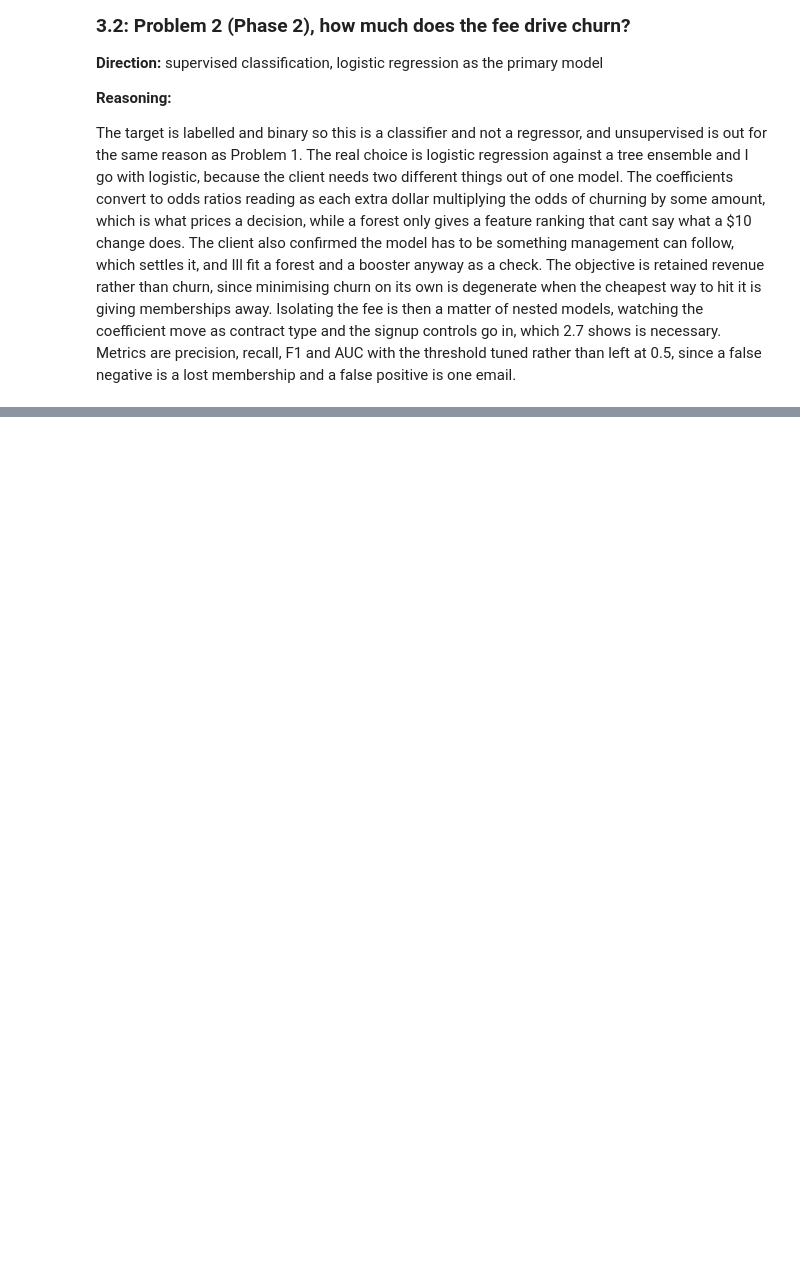
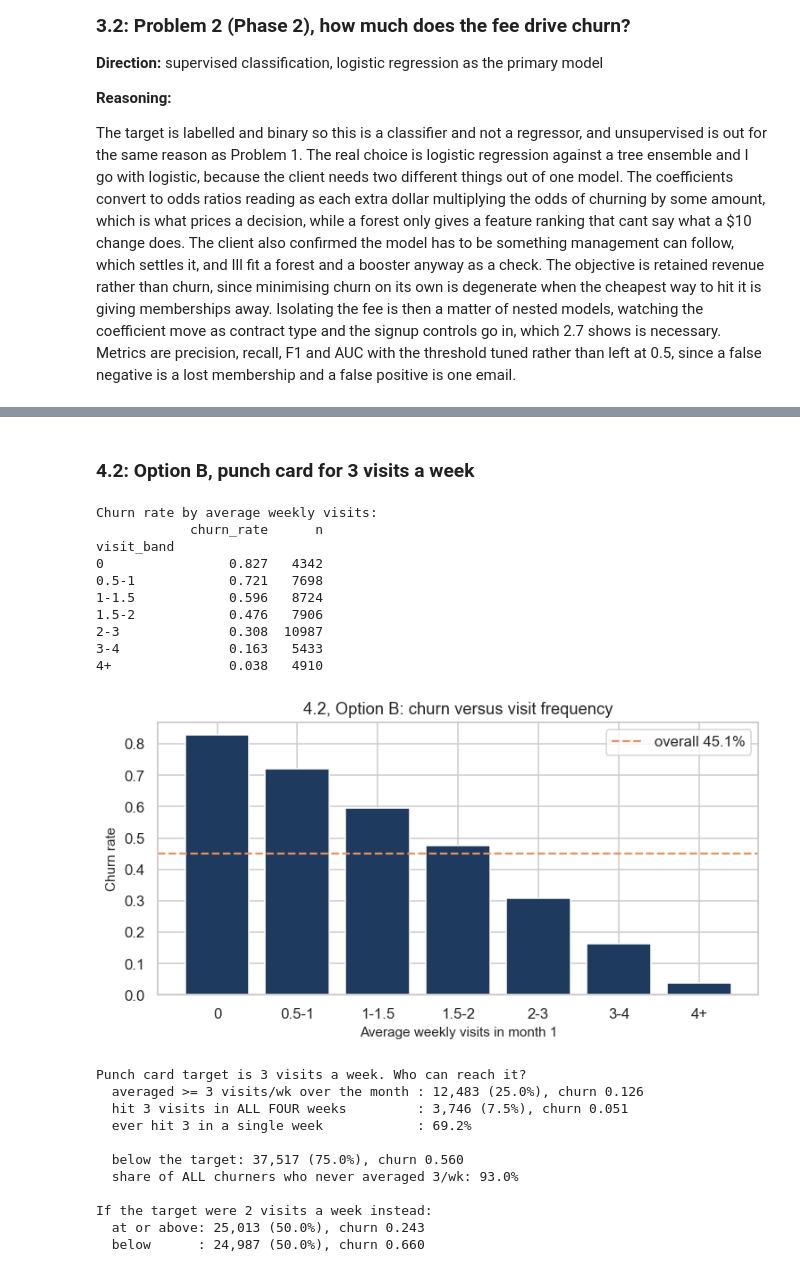
Before and after one commit to derekchengg/IAT461-Final-Assignment, a Jupyter notebook: IAT461_Final_DerekCheng_dca130.ipynb, the cells around one changed output, grey strips where cells are left out. Drawn from its saved outputs; the diff is of its cells as text; code cells hidden in the pictures; blank space fills up the shorter version.

Commit message:
Checkpoint 2

```diff
--- a/IAT461_Final_DerekCheng_dca130.ipynb
+++ b/IAT461_Final_DerekCheng_dca130.ipynb
@@ -634,0 +706,65 @@ The target is labelled and binary so this is a classifier and not a regressor, a
+# %% [markdown]
+### 4.2: Option B, punch card for 3 visits a week
+# %%
+# Option B: same two questions for visit frequency. The client already fixed the
+# target at 3 visits a week, so the second half of this cell checks how many members
+# can actually reach that bar.
+# reference: Week 5 slides, "Binning" (pd.cut, continuous visits into readable bands)
+df["visit_band"] = pd.cut(df["avg_weekly_visits"], [-0.01, 0.5, 1, 1.5, 2, 3, 4, 20],
+                          labels=["0", "0.5-1", "1-1.5", "1.5-2", "2-3", "3-4", "4+"])
+opt_b = df.groupby("visit_band", observed=True)["churned_by_february"].agg(["mean", "size"])
+opt_b.columns = ["churn_rate", "n"]
+print("Churn rate by average weekly visits:")
+print(opt_b.round(3))
+
+fig, ax = plt.subplots(figsize=(7, 3.8))
+ax.bar(opt_b.index.astype(str), opt_b["churn_rate"], color=DARK)
+ax.axhline(churn_rate, color=ACCENT, ls="--", lw=1.5, label="overall 45.1%")
+ax.set_xlabel("Average weekly visits in month 1")
+ax.set_ylabel("Churn rate")
+ax.set_title("4.2, Option B: churn versus visit frequency")
+ax.legend()
+plt.tight_layout()
+plt.show()
+
+# Can members actually reach the punch card target of 3 visits a week?
+wk = df[week_cols]
+print(f"\nPunch card target is 3 visits a week. Who can reach it?")
+print(f"  averaged >= 3 visits/wk over the month : {(df['avg_weekly_visits']>=3).sum():,} "
+      f"({(df['avg_weekly_visits']>=3).mean()*100:.1f}%), churn {df.loc[df['avg_weekly_visits']>=3,'churned_by_february'].mean():.3f}")
+print(f"  hit 3 visits in ALL FOUR weeks         : {(wk>=3).all(axis=1).sum():,} "
+      f"({(wk>=3).all(axis=1).mean()*100:.1f}%), churn {df.loc[(wk>=3).all(axis=1),'churned_by_february'].mean():.3f}")
+print(f"  ever hit 3 in a single week            : {(wk>=3).any(axis=1).mean()*100:.1f}%")
+below = df["avg_weekly_visits"] < 3
+print(f"\n  below the target: {below.sum():,} ({below.mean()*100:.1f}%), churn {df.loc[below,'churned_by_february'].mean():.3f}")
+print(f"  share of ALL churners who never averaged 3/wk: "
+      f"{df.loc[below,'churned_by_february'].sum() / n_churn * 100:.1f}%")
+
+# What would a reachable target look like instead?
+hit2 = df["avg_weekly_visits"] >= 2
+print(f"\nIf the target were 2 visits a week instead:")
+print(f"  at or above: {hit2.sum():,} ({hit2.mean()*100:.1f}%), churn {df.loc[hit2,'churned_by_february'].mean():.3f}")
+print(f"  below      : {(~hit2).sum():,} ({(~hit2).mean()*100:.1f}%), churn {df.loc[~hit2,'churned_by_february'].mean():.3f}")
+# %% [output]
+Churn rate by average weekly visits:
+            churn_rate      n
+visit_band
+0                0.827   4342
+0.5-1            0.721   7698
+1-1.5            0.596   8724
+1.5-2            0.476   7906
+2-3              0.308  10987
+3-4              0.163   5433
+4+               0.038   4910
+[figure, added]
+Punch card target is 3 visits a week. Who can reach it?
+  averaged >= 3 visits/wk over the month : 12,483 (25.0%), churn 0.126
+  hit 3 visits in ALL FOUR weeks         : 3,746 (7.5%), churn 0.051
+  ever hit 3 in a single week            : 69.2%
+
+  below the target: 37,517 (75.0%), churn 0.560
+  share of ALL churners who never averaged 3/wk: 93.0%
+
+If the target were 2 visits a week instead:
+  at or above: 25,013 (50.0%), churn 0.243
+  below      : 24,987 (50.0%), churn 0.660
```
Also changed, not shown: parts of 53 cells of this notebook, 1 other file.
